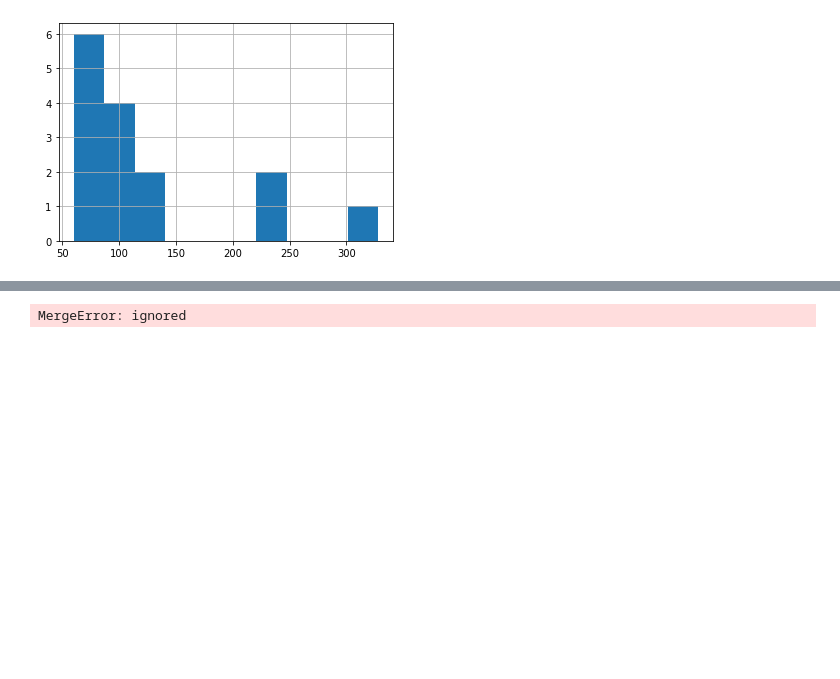
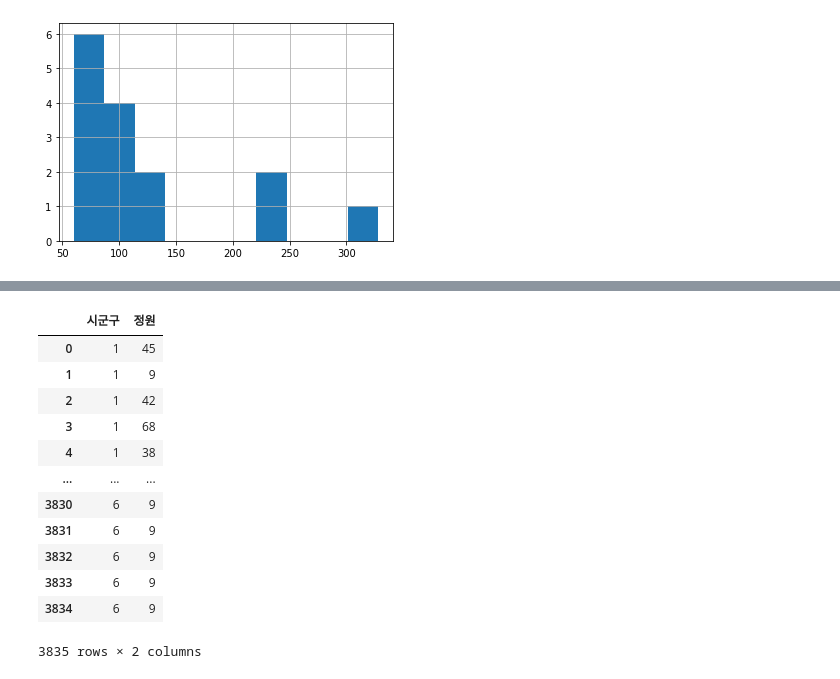
Before and after one commit to kyungmo90/Ubion-Python, a Jupyter notebook: 실습(2023-01-04).ipynb, the cells around one changed output, grey strips where cells are left out. Saved outputs shown, nothing was run; the diff lists cells and outputs as text; code cells hidden in the pictures; blank space fills up the shorter version.

```diff
--- a/실습(2023-01-04).ipynb
+++ b/실습(2023-01-04).ipynb
@@ -244,12 +159,24 @@ y
 119 rows × 1 columns
 # %%
-xy_merge = x.merge(y)
+xy_merge = y.merge(x)
 xy_merge
 
 # 하다가 꼬였는데데
 # 좀 더 공부하겠습니다.
 # %% [output]
+|  | 시군구 | 정원 |
+| 0 | 1 | 45 |
+| 1 | 1 | 9 |
+| 2 | 1 | 42 |
+| 3 | 1 | 68 |
+| 4 | 1 | 38 |
+| ... | ... | ... |
+| 3830 | 6 | 9 |
+| 3831 | 6 | 9 |
+| 3832 | 6 | 9 |
+| 3833 | 6 | 9 |
+| 3834 | 6 | 9 |
-MergeError: ignored
+3835 rows × 2 columns
 # %%
 import matplotlib.pyplot as plt
 
```
Also changed, not shown: parts of 11 cells of this notebook.
